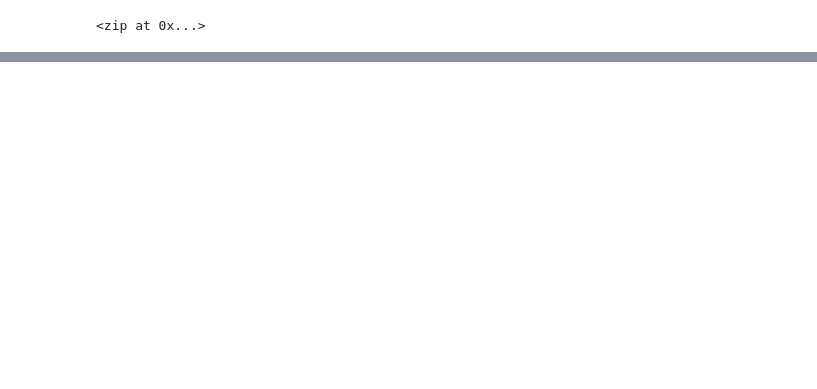
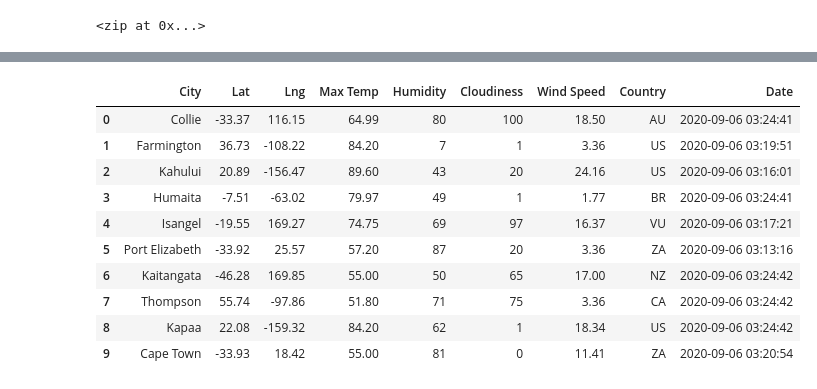
Before and after one commit to allysakarr/World_Weather_Analysis, a Jupyter notebook: WeatherPy.ipynb, the cells around one changed output, grey strips where cells are left out. Saved outputs shown, nothing was run; the diff lists cells and outputs as text; code cells hidden in the pictures; blank space fills up the shorter version.

```diff
--- a/WeatherPy.ipynb
+++ b/WeatherPy.ipynb
@@ -33,0 +40,4 @@ len(cities)
+# %%
+# Starting URL for Weather Map API Call.
+url = "http://api.openweathermap.org/data/2.5/weather?units=Imperial&APPID=" + weather_api_key
+print(url)
@@ -33,0 +127,16 @@ len(cities)
+# %%
+# Convert the array of dictionaries to a Pandas DataFrame.
+city_data_df = pd.DataFrame(city_data)
+city_data_df.head(10)
+# %% [output]
+|  | City | Lat | Lng | Max Temp | Humidity | Cloudiness | Wind Speed | Country | Date |
+| 0 | Collie | -33.37 | 116.15 | 64.99 | 80 | 100 | 18.50 | AU | 2020-09-06 03:24:41 |
+| 1 | Farmington | 36.73 | -108.22 | 84.20 | 7 | 1 | 3.36 | US | 2020-09-06 03:19:51 |
+| 2 | Kahului | 20.89 | -156.47 | 89.60 | 43 | 20 | 24.16 | US | 2020-09-06 03:16:01 |
+| 3 | Humaita | -7.51 | -63.02 | 79.97 | 49 | 1 | 1.77 | BR | 2020-09-06 03:24:41 |
+| 4 | Isangel | -19.55 | 169.27 | 74.75 | 69 | 97 | 16.37 | VU | 2020-09-06 03:17:21 |
+| 5 | Port Elizabeth | -33.92 | 25.57 | 57.20 | 87 | 20 | 3.36 | ZA | 2020-09-06 03:13:16 |
+| 6 | Kaitangata | -46.28 | 169.85 | 55.00 | 50 | 65 | 17.00 | NZ | 2020-09-06 03:24:42 |
+| 7 | Thompson | 55.74 | -97.86 | 51.80 | 71 | 75 | 3.36 | CA | 2020-09-06 03:24:42 |
+| 8 | Kapaa | 22.08 | -159.32 | 84.20 | 62 | 1 | 18.34 | US | 2020-09-06 03:24:42 |
+| 9 | Cape Town | -33.93 | 18.42 | 55.00 | 81 | 0 | 11.41 | ZA | 2020-09-06 03:20:54 |
```
Also changed, not shown: parts of 7 cells of this notebook, 1 other file.
